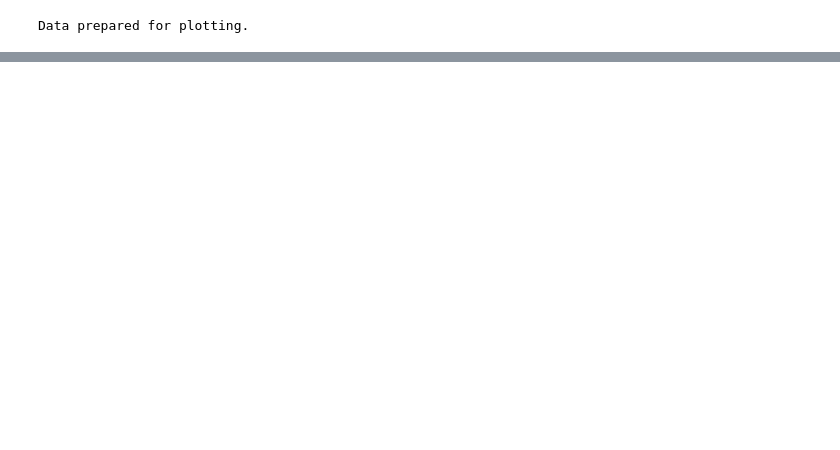
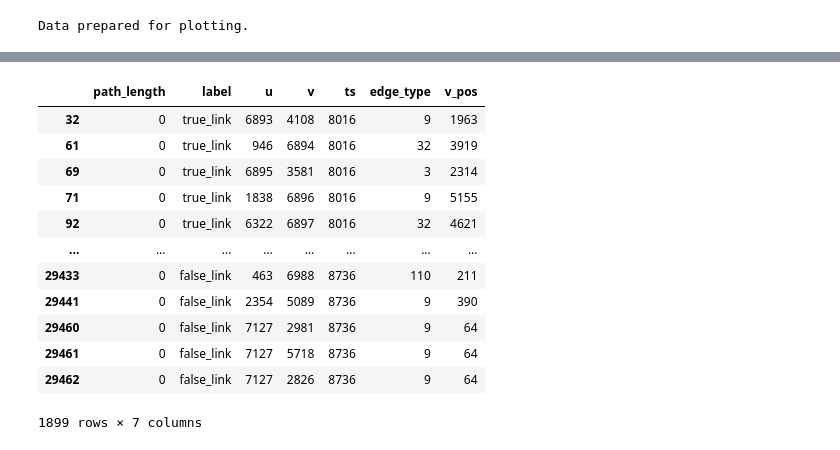
Before and after one commit to HaiDang2001VN/tkgc-art, a Jupyter notebook: v5/analyze.ipynb, the cells around one changed output, grey strips where cells are left out. Saved outputs shown, nothing was run; the diff lists cells and outputs as text; code cells hidden in the pictures; blank space fills up the shorter version.

```diff
--- a/v5/analyze.ipynb
+++ b/v5/analyze.ipynb
@@ -251,0 +260,16 @@ def calculate_metrics(group):
+# %%
+plot_df[plot_df["path_length"] < 2]
+# %% [output]
+|  | path_length | label | u | v | ts | edge_type | v_pos |
+| 32 | 0 | true_link | 6893 | 4108 | 8016 | 9 | 1963 |
+| 61 | 0 | true_link | 946 | 6894 | 8016 | 32 | 3919 |
+| 69 | 0 | true_link | 6895 | 3581 | 8016 | 3 | 2314 |
+| 71 | 0 | true_link | 1838 | 6896 | 8016 | 9 | 5155 |
+| 92 | 0 | true_link | 6322 | 6897 | 8016 | 32 | 4621 |
+| ... | ... | ... | ... | ... | ... | ... | ... |
+| 29433 | 0 | false_link | 463 | 6988 | 8736 | 110 | 211 |
+| 29441 | 0 | false_link | 2354 | 5089 | 8736 | 9 | 390 |
+| 29460 | 0 | false_link | 7127 | 2981 | 8736 | 9 | 64 |
+| 29461 | 0 | false_link | 7127 | 5718 | 8736 | 9 | 64 |
+| 29462 | 0 | false_link | 7127 | 2826 | 8736 | 9 | 64 |
+1899 rows × 7 columns
```
Also changed, not shown: parts of 36 cells of this notebook.
